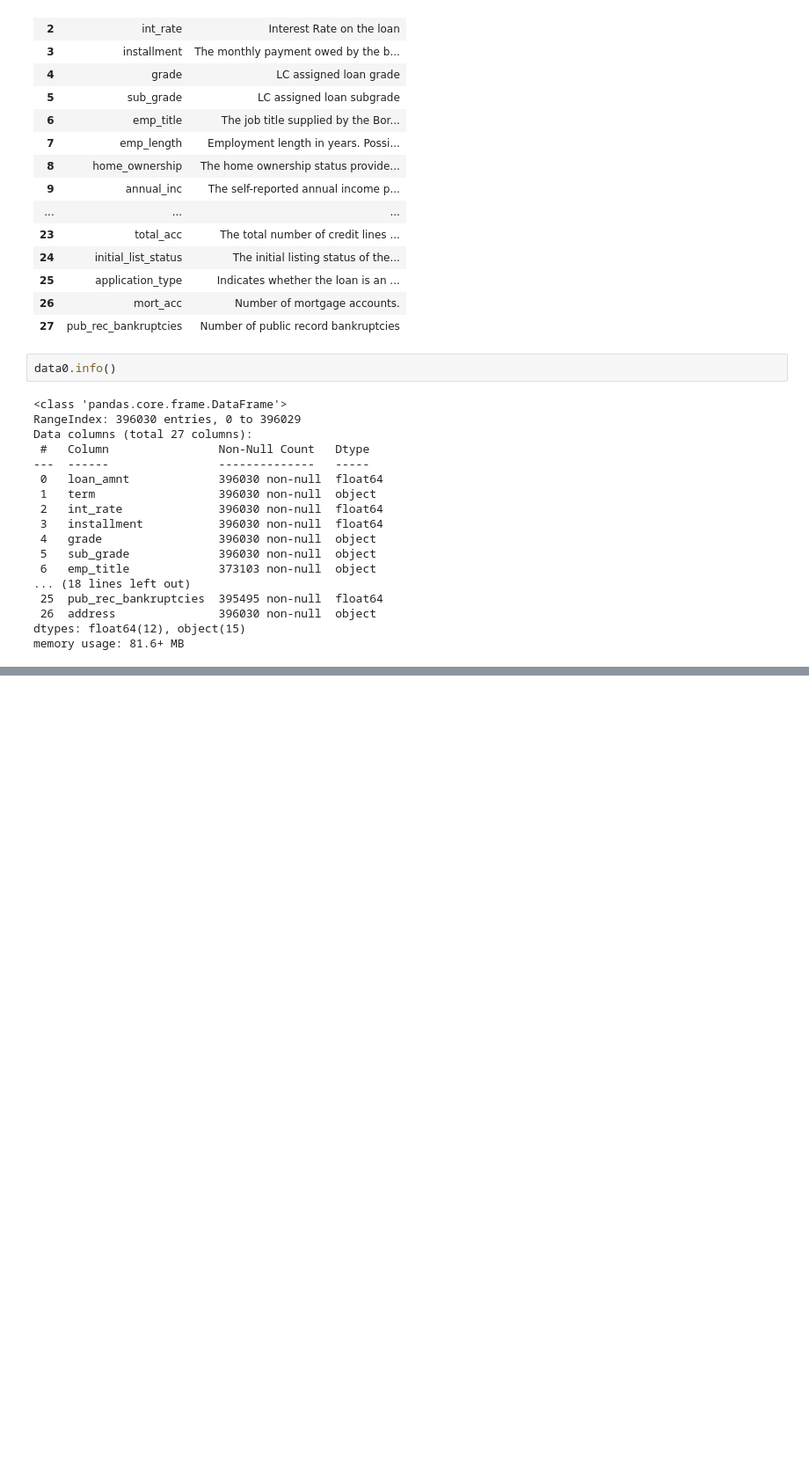
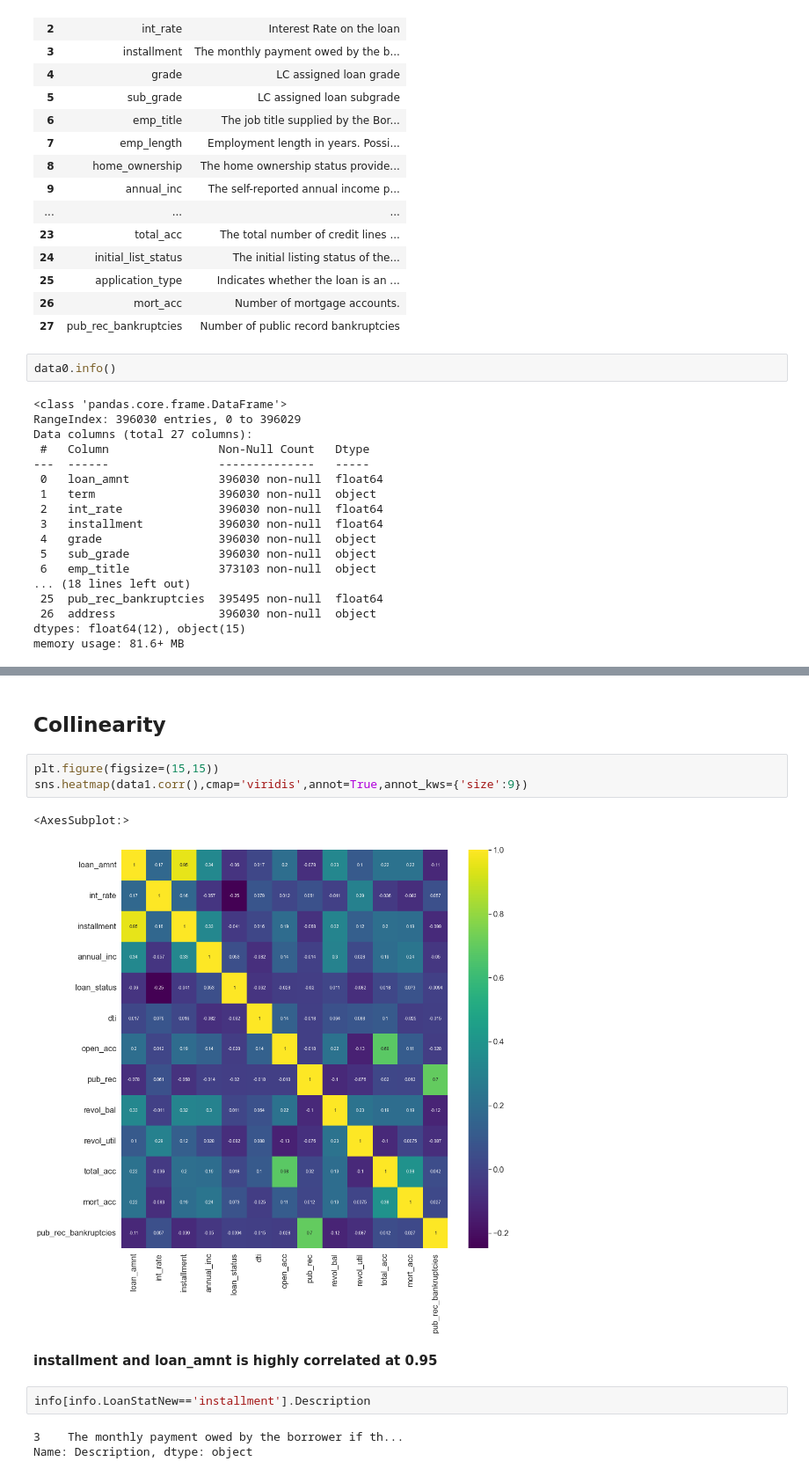
Before and after one commit to Ganesh4693/Lending-Club, a Jupyter notebook: lending.ipynb, the cells around one changed output, grey strips where cells are left out. Shown at 88% size. Cells and saved outputs as stored; diff of their text form; blank space fills up the shorter version.

```diff
--- a/lending.ipynb
+++ b/lending.ipynb
@@ -70,0 +141,15 @@ memory usage: 81.6+ MB
+# %% [markdown]
+## Collinearity
+# %%
+plt.figure(figsize=(15,15))
+sns.heatmap(data1.corr(),cmap='viridis',annot=True,annot_kws={'size':9})
+# %% [output]
+<AxesSubplot:>
+[figure, added]
+# %% [markdown]
+**installment and loan_amnt is highly correlated at 0.95**
+# %%
+info[info.LoanStatNew=='installment'].Description
+# %% [output]
+3    The monthly payment owed by the borrower if th...
+Name: Description, dtype: object
```
Also changed, not shown: parts of 18 cells of this notebook.
